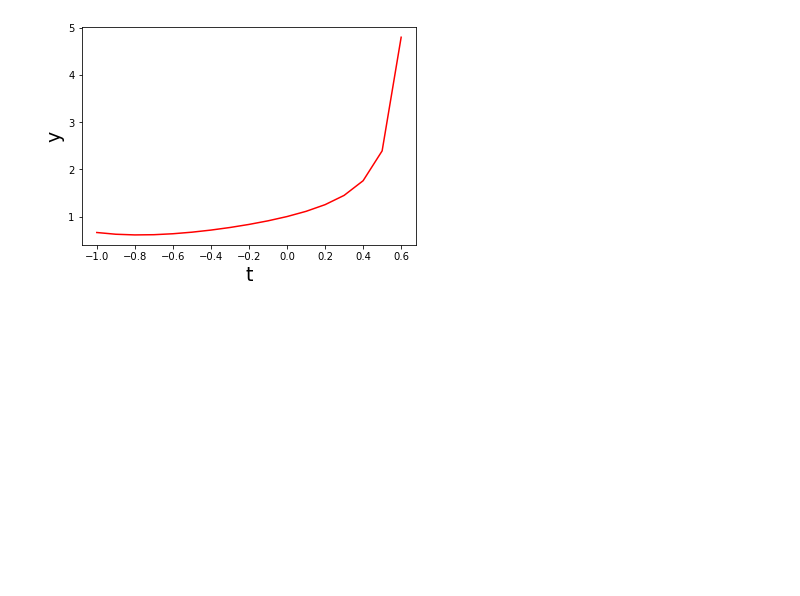
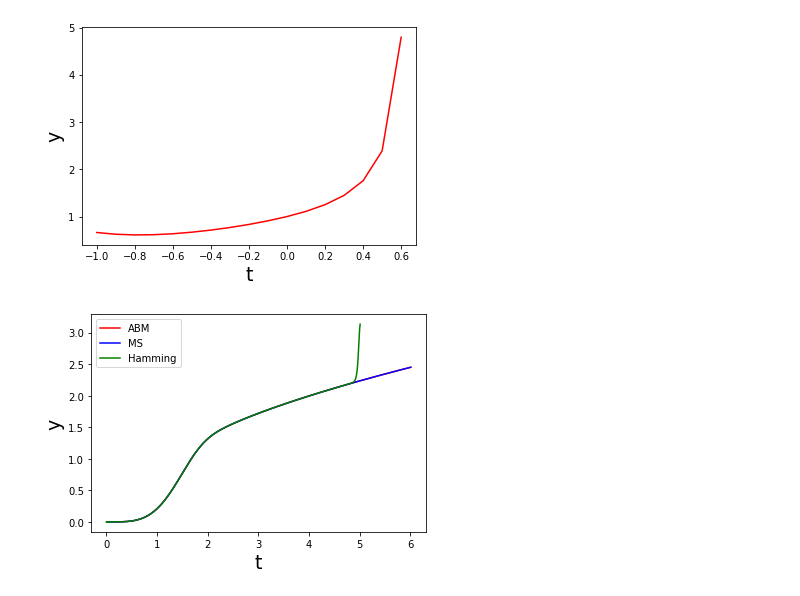
Before and after one commit to junl666/MATH285-Lab-ZJUI-SP23, a Jupyter notebook: math285_lab.ipynb, the cells around one changed output. Cells and saved outputs as stored; diff of their text form; code cells hidden in the pictures; blank space fills up the shorter version.

```diff
--- a/math285_lab.ipynb
+++ b/math285_lab.ipynb
@@ -237,3 +352,14 @@ im_euler_2 = NumericalSols(1, 0.1, -1, 0.6, 1)
 im_euler_2.draw()
 # %% [output]
 [figure]
+# %%
+abm = NumericalSols(0, 0.01, 0, 6, 3)
+ms=NumericalSols(0, 0.01, 0, 6, 4)
+hamming=NumericalSols(0, 0.01, 0, 5, 5)
+abm.drawlinear(3)
+ms.drawlinear(4)
+hamming.drawlinear(5)
+plt.legend()
+plt.show()
+# %% [output]
+[figure, added]
```
Also changed, not shown: parts of 8 cells of this notebook.
